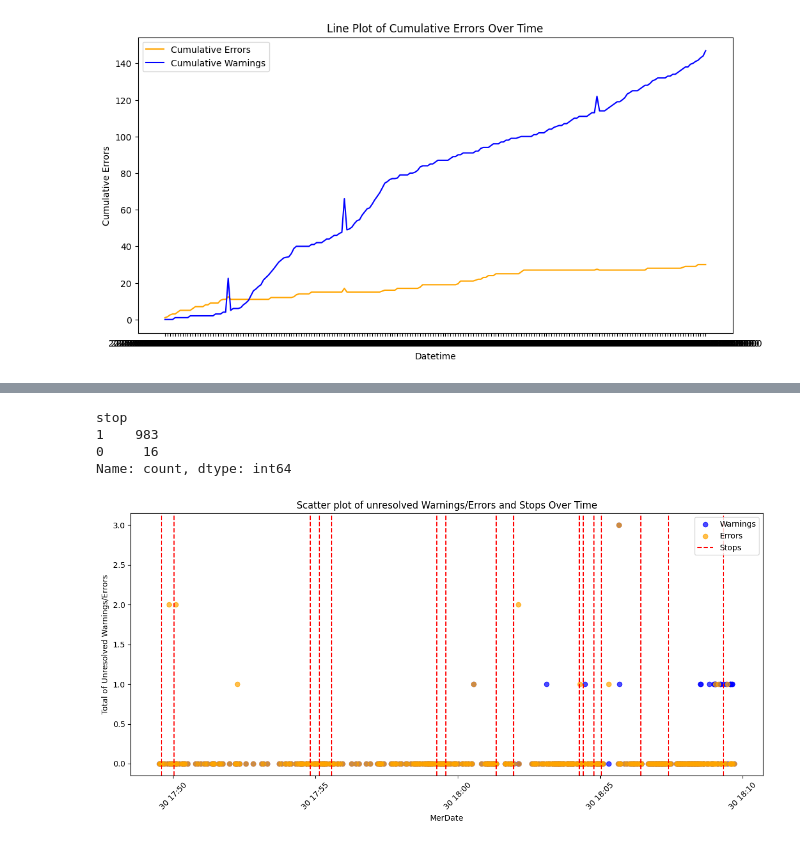
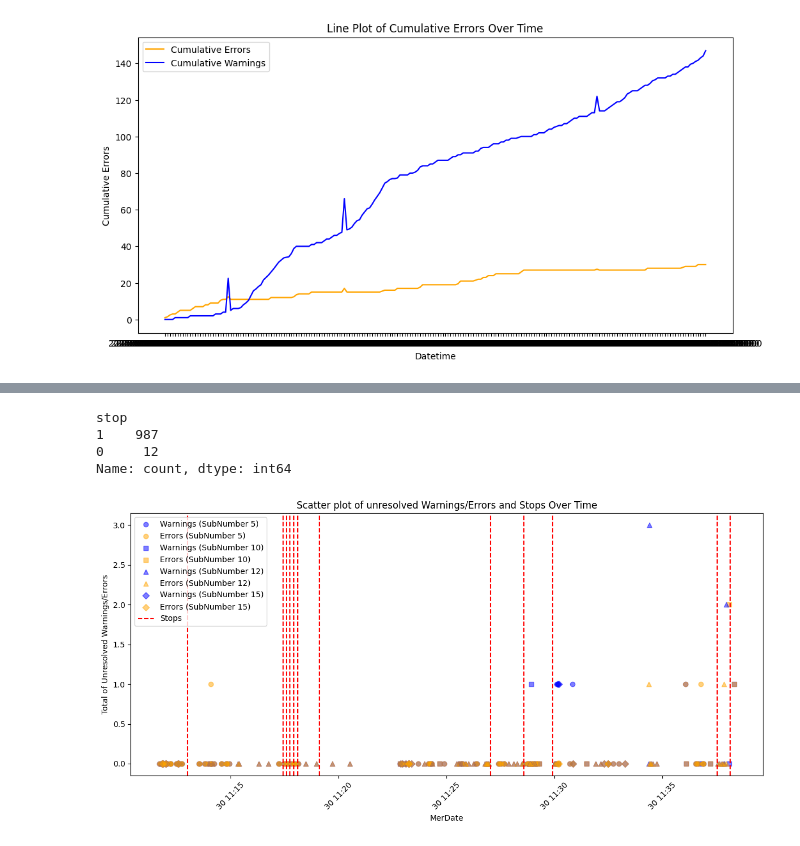
Before and after one commit to AcidSudo/Sanovo_19052025, a Jupyter notebook: exploration_26052025.ipynb, the cells around one changed output, grey strips where cells are left out. Drawn from its saved outputs; the diff is of its cells as text; code cells hidden in the pictures.

```diff
--- a/exploration_26052025.ipynb
+++ b/exploration_26052025.ipynb
@@ -235,7 +236,7 @@ How to make this in the code?
 - stop
 # %%
 df = test.copy()
-df = df[(df['index'] > 15000) & (df['index'] < 16000)]
+df = df[(df['index'] > 2000) & (df['index'] < 3000)]
 # %%
 df[df['MerType'] == 8 ]
 # %% [output]
@@ -346,8 +343,8 @@ display(df)
 df['stop'].value_counts()
 # %% [output]
 stop
-1    983
-0     16
+1    987
+0     12
 Name: count, dtype: int64
 # %%
 # import pandas as pd
@@ -380,35 +377,39 @@ Name: count, dtype: int64
 # %%
 import matplotlib.pyplot as plt
 import pandas as pd
 
+# Define a mapping of MerSubNumber to marker shapes
+marker_shapes = {5: 'o', 10: 's', 12: '^', 15: 'D'}  # Add more mappings as needed
 
 # Group data by MerDate and count unresolved warnings
 scatter_data = df.groupby('MerDate').agg({
     'unresolved_warn': 'sum',
-    'unresolved_err': 'sum'
+    'unresolved_err': 'sum',
+    'MerSubNumber': 'first'  # Assuming MerSubNumber is consistent within each MerDate
 }).reset_index()
 
 # Convert MerDate to datetime for proper plotting
 scatter_data['MerDate'] = pd.to_datetime(scatter_data['MerDate'])
 
 # Create scatter plot
 plt.figure(figsize=(12, 6))
-plt.scatter(scatter_data['MerDate'], scatter_data['unresolved_warn'], label='Warnings', color='blue', alpha=0.7)
-plt.scatter(scatter_data['MerDate'], scatter_data['unresolved_err'], label='Errors', color='orange', alpha=0.7)
-
+for sub_number, marker in marker_shapes.items():
+    subset = scatter_data[scatter_data['MerSubNumber'] == sub_number]
+    plt.scatter(subset['MerDate'], subset['unresolved_warn'], label=f'Warnings (SubNumber {sub_number})', color='blue', alpha=0.5, marker=marker)
+    plt.scatter(subset['MerDate'], subset['unresolved_err'], label=f'Errors (SubNumber {sub_number})', color='orange', alpha=0.5, marker=marker)
 
 # Highlight stops with vertical lines
 stop_data = df[df['stop'] == 0]
 for i, stop_date in enumerate(pd.to_datetime(stop_data['MerDate'])):
     plt.axvline(stop_date, color='red', linestyle='--', label='Stops' if i == 0 else "")
 
 # Final plot formatting
 plt.title('Scatter plot of unresolved Warnings/Errors and Stops Over Time')
 plt.xlabel('MerDate')
 plt.ylabel('Total of Unresolved Warnings/Errors')
 plt.legend()
 plt.xticks(rotation=45)
 plt.tight_layout()
 plt.show()
 # %% [output]
-[figure, old version]
+[figure, new version]
```
Also changed, not shown: parts of 9 cells of this notebook.
